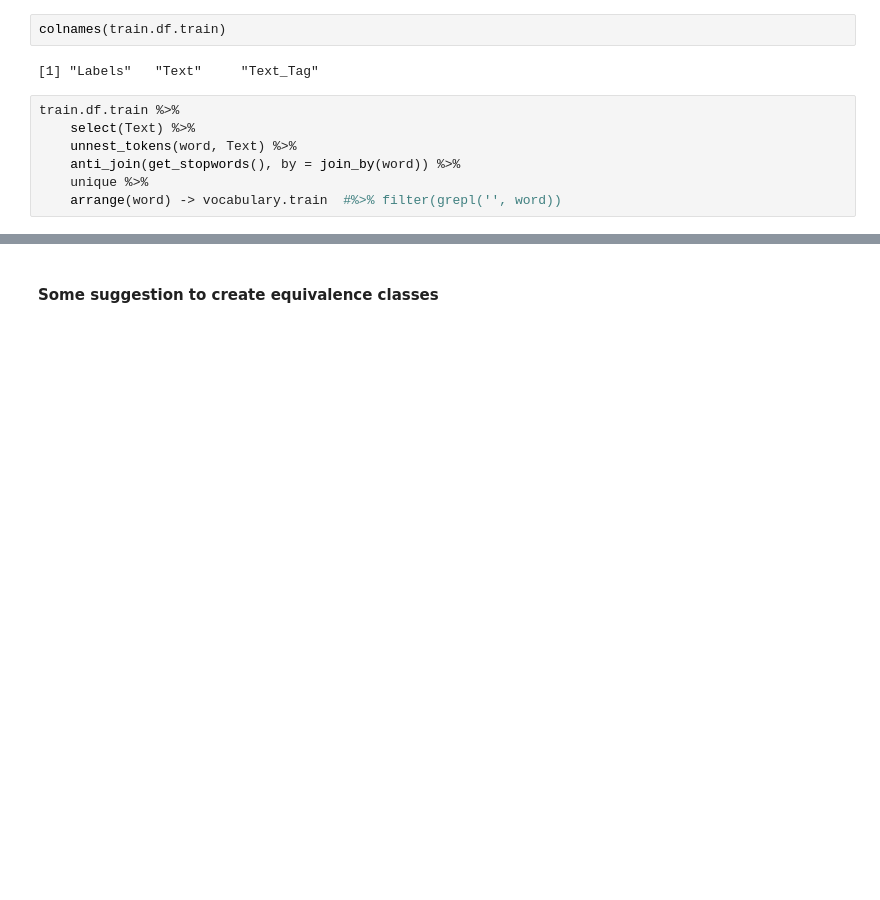
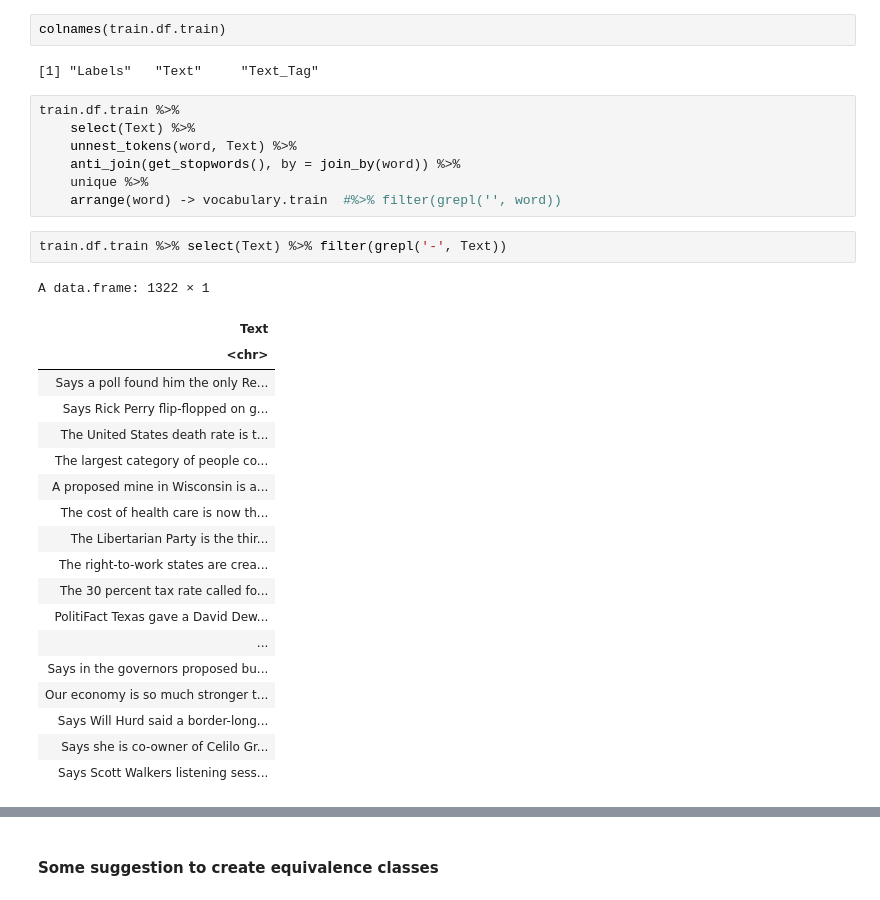
Before and after one commit to tommaso-bertola/falsehoods-sieve, a Jupyter notebook: FakeNewsRecognitionWithBayesClassifier.ipynb, the cells around one changed output, grey strips where cells are left out. Cells and saved outputs as stored; diff of their text form; blank space fills up the shorter version.

```diff
--- a/FakeNewsRecognitionWithBayesClassifier.ipynb
+++ b/FakeNewsRecognitionWithBayesClassifier.ipynb
@@ -120,3 +109,25 @@ train.df.train %>%
     anti_join(get_stopwords(), by = join_by(word)) %>%
     unique %>%
     arrange(word) -> vocabulary.train  #%>% filter(grepl('', word))
+# %%
+train.df.train %>% select(Text) %>% filter(grepl('-', Text))
+# %% [output]
+A data.frame: 1322 × 1
+| Text |
+| <chr> |
+| Says a poll found him the only Re... |
+| Says Rick Perry flip-flopped on g... |
+| The United States death rate is t... |
+| The largest category of people co... |
+| A proposed mine in Wisconsin is a... |
+| The cost of health care is now th... |
+| The Libertarian Party is the thir... |
+| The right-to-work states are crea... |
+| The 30 percent tax rate called fo... |
+| PolitiFact Texas gave a David Dew... |
+| ... |
+| Says in the governors proposed bu... |
+| Our economy is so much stronger t... |
+| Says Will Hurd said a border-long... |
+| Says she is co-owner of Celilo Gr... |
+| Says Scott Walkers listening sess... |
```
Also changed, not shown: parts of 14 cells of this notebook.
